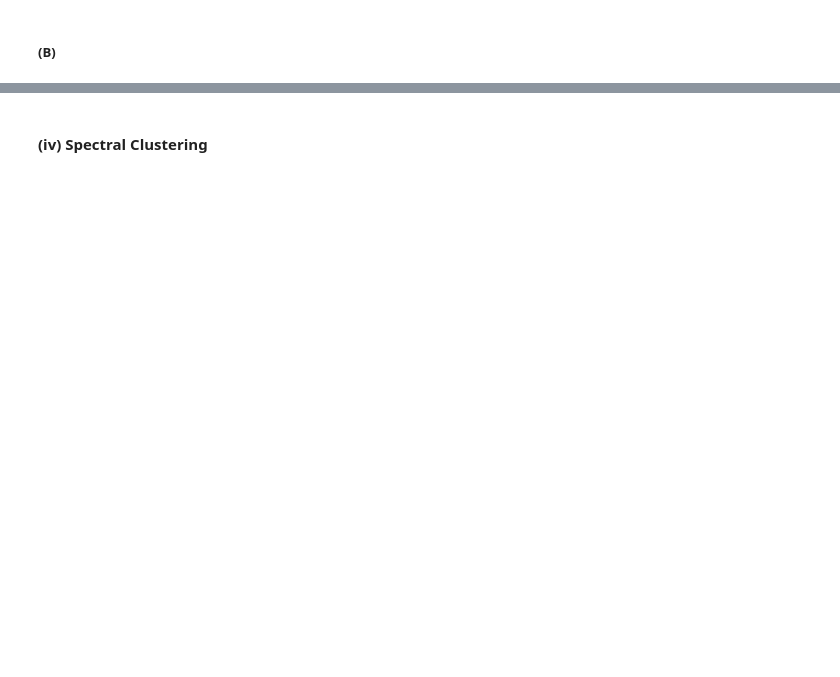
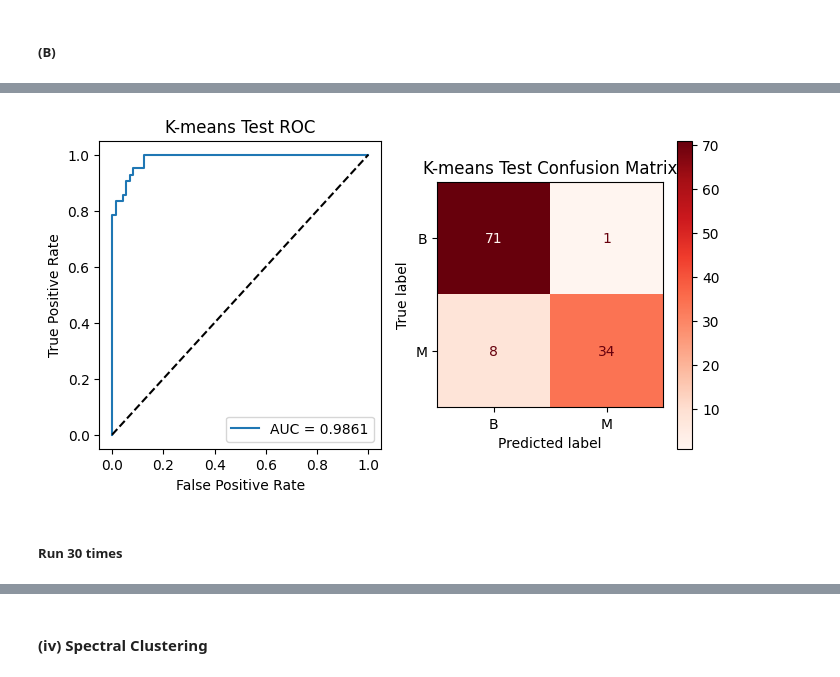
Before and after one commit to cxieusc/DSCI_552_HW8, a Jupyter notebook: notebook/Xie_Chong_HW8.ipynb, the cells around one changed output, grey strips where cells are left out. Drawn from its saved outputs; the diff is of its cells as text; code cells hidden in the pictures; blank space fills up the shorter version.

```diff
--- a/notebook/Xie_Chong_HW8.ipynb
+++ b/notebook/Xie_Chong_HW8.ipynb
@@ -91,0 +535,33 @@ Best CV accuracy: 0.9692307692307691
+# %%
+fig, axes = plt.subplots(1, 2, figsize=(8, 4))
+
+fpr, tpr, _ = roc_curve(
+    y_test, test_scores, pos_label='M'
+)
+
+axes[0].plot(
+    fpr, tpr,
+    label=f"AUC = {kmeans_test_results['AUC']:.4f}"
+)
+axes[0].plot([0, 1], [0, 1], 'k--')
+axes[0].set(
+    xlabel='False Positive Rate',
+    ylabel='True Positive Rate',
+    title='K-means Test ROC'
+)
+axes[0].legend()
+
+ConfusionMatrixDisplay.from_predictions(
+    y_test,
+    test_predictions,
+    labels=['B', 'M'],
+    cmap='Reds',
+    ax=axes[1]
+)
+axes[1].set_title('K-means Test Confusion Matrix')
+
+plt.show()
+# %% [output]
+[figure, added]
+# %% [markdown]
+##### Run 30 times
```
Also changed, not shown: parts of 21 cells of this notebook.
